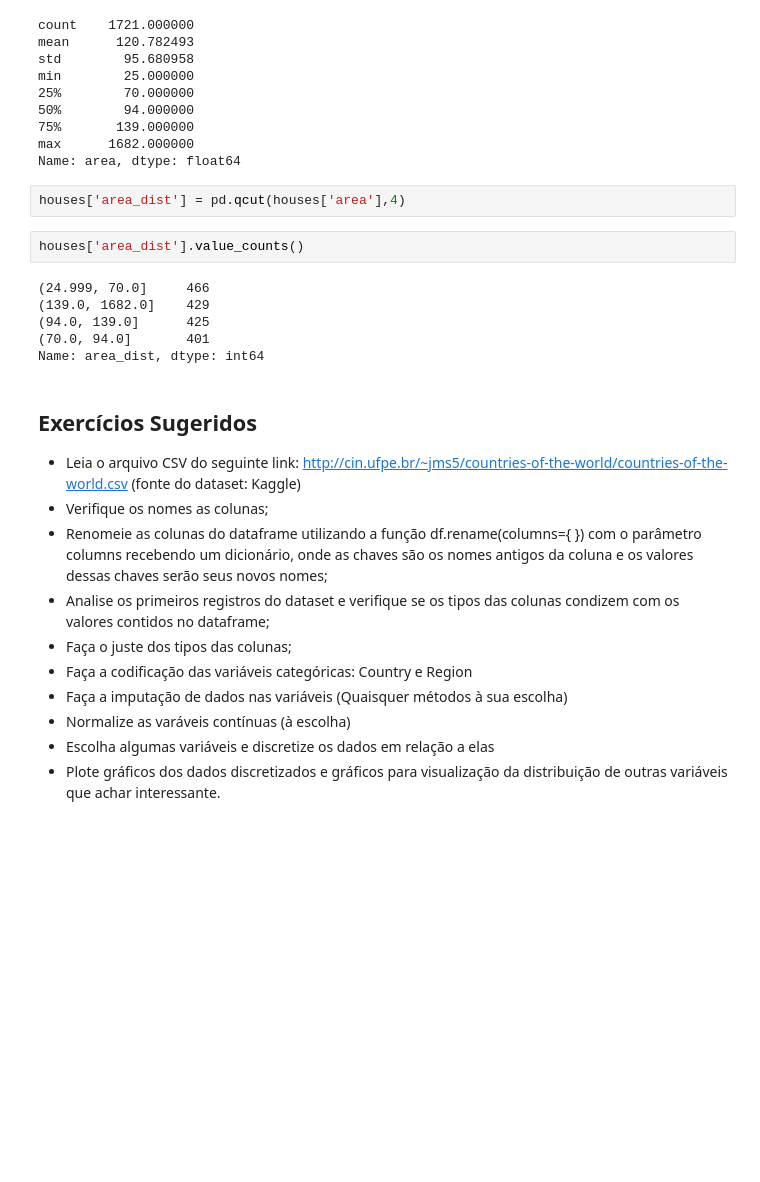
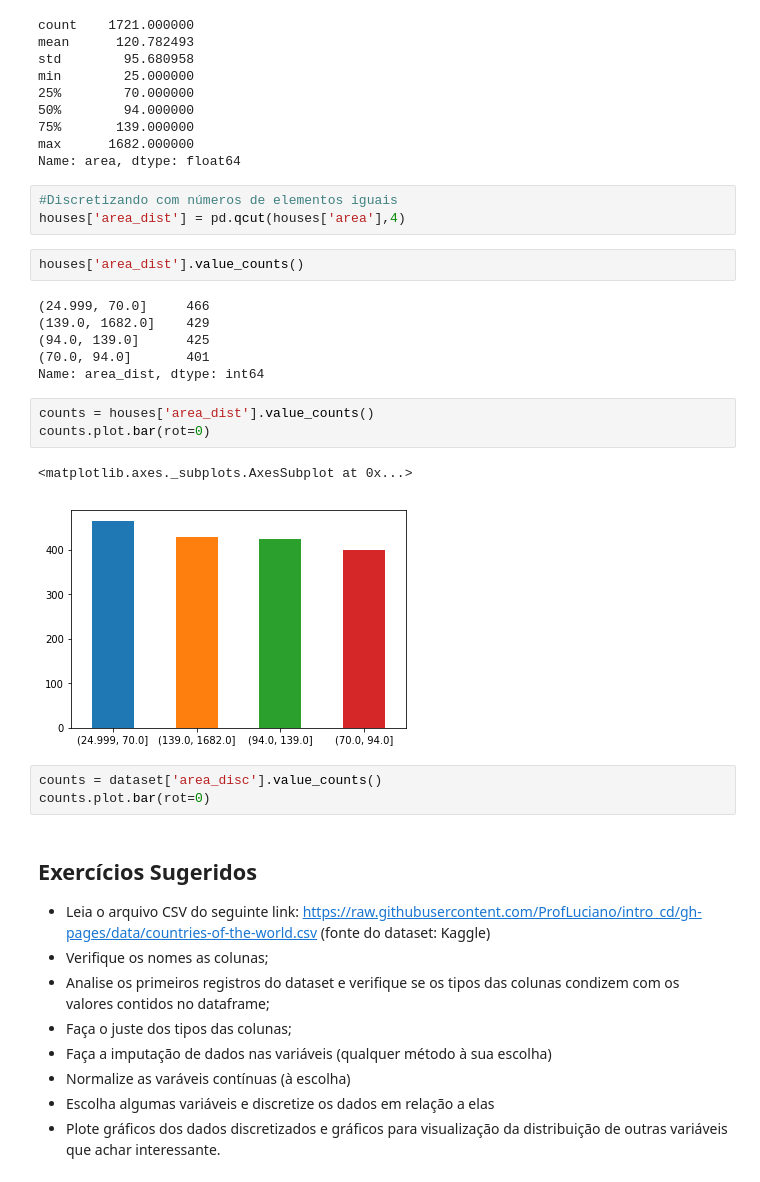
Before and after one commit to ProfLuciano/intro_cd, a Jupyter notebook: notebooks/pre_processamento1.ipynb, the cells around one changed output. Drawn from its saved outputs; the diff is of its cells as text; blank space fills up the shorter version.

```diff
--- a/notebooks/pre_processamento1.ipynb
+++ b/notebooks/pre_processamento1.ipynb
@@ -479,6 +486,7 @@ min        25.000000
 max      1682.000000
 Name: area, dtype: float64
 # %%
+#Discretizando com números de elementos iguais
 houses['area_dist'] = pd.qcut(houses['area'],4)
 # %%
 houses['area_dist'].value_counts()
@@ -488,15 +496,22 @@ houses['area_dist'].value_counts()
 (94.0, 139.0]      425
 (70.0, 94.0]       401
 Name: area_dist, dtype: int64
+# %%
+counts = houses['area_dist'].value_counts()
+counts.plot.bar(rot=0)
+# %% [output]
+<matplotlib.axes._subplots.AxesSubplot at 0x...>
+[figure, added]
+# %%
+counts = dataset['area_disc'].value_counts()
+counts.plot.bar(rot=0)
 # %% [markdown]
 ## Exercícios Sugeridos
-* Leia o arquivo CSV do seguinte link: http://cin.ufpe.br/~jms5/countries-of-the-world/countries-of-the-world.csv (fonte do dataset: Kaggle)
+* Leia o arquivo CSV do seguinte link: https://raw.githubusercontent.com/ProfLuciano/intro_cd/gh-pages/data/countries-of-the-world.csv (fonte do dataset: Kaggle)
 * Verifique os nomes as colunas;
-* Renomeie as colunas do dataframe utilizando a função df.rename(columns={ }) com o parâmetro columns recebendo um dicionário, onde as chaves são os nomes antigos da coluna e os valores dessas chaves serão seus novos nomes;
 * Analise os primeiros registros do dataset e verifique se os tipos das colunas condizem com os valores contidos no dataframe;
 * Faça o juste dos tipos das colunas;
-* Faça a codificação das variáveis categóricas: Country e Region
-* Faça a imputação de dados nas variáveis (Quaisquer métodos à sua escolha)
+* Faça a imputação de dados nas variáveis (qualquer método à sua escolha)
 * Normalize as varáveis contínuas (à escolha)
 * Escolha algumas variáveis e discretize os dados em relação a elas
 * Plote gráficos dos dados discretizados e gráficos para visualização da distribuição de outras variáveis que achar interessante.
```
Also changed, not shown: parts of 7 cells of this notebook.
